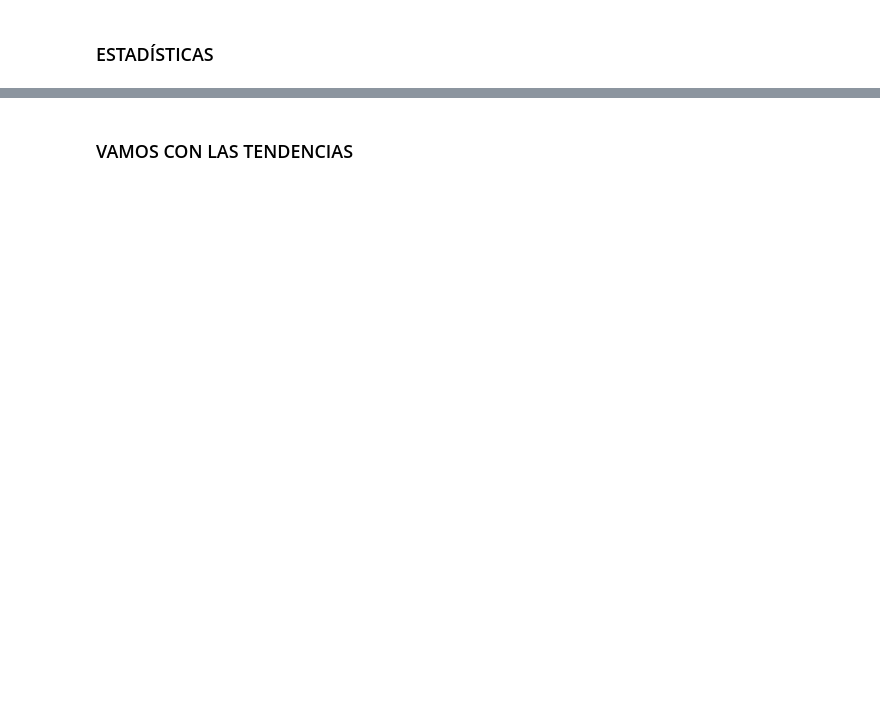
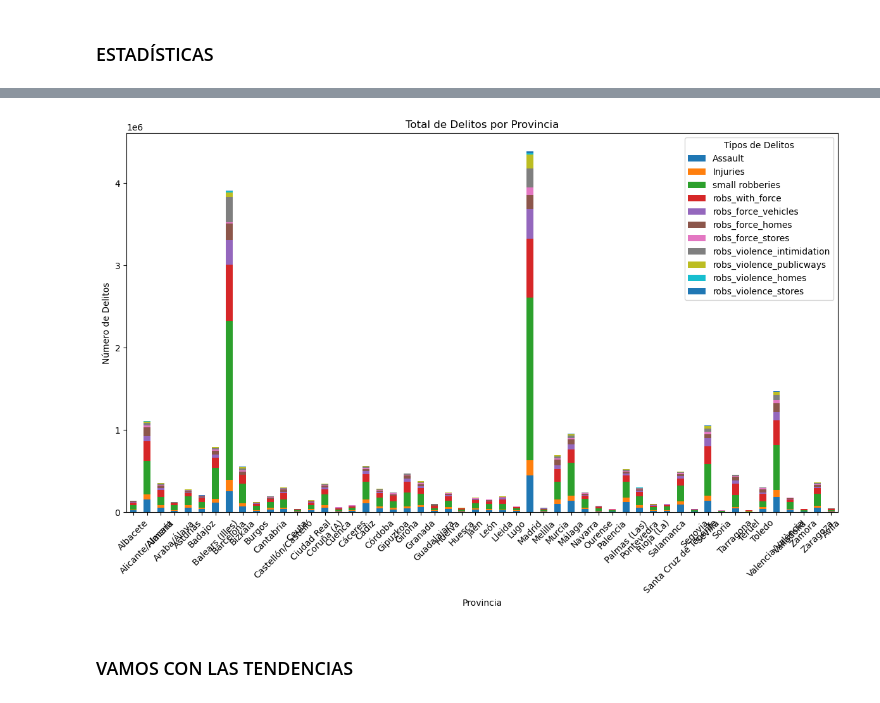
Before and after one commit to LuisHRF/Home-Insurance-Study-Project, a Jupyter notebook: main.ipynb, the cells around one changed output, grey strips where cells are left out. Saved outputs shown, nothing was run; the diff lists cells and outputs as text; code cells hidden in the pictures; blank space fills up the shorter version.

```diff
--- a/main.ipynb
+++ b/main.ipynb
@@ -83,3 +265,15 @@ print(df_suma_delitos)
+# %%
+df_total_crimes.plot(x='Province', kind='bar', stacked=True, figsize=(12, 8))
+
+plt.title('Total de Delitos por Provincia')
+plt.xlabel('Provincia')
+plt.ylabel('Número de Delitos')
+plt.legend(title='Tipos de Delitos')
+plt.xticks(rotation=45)
+plt.tight_layout()
+plt.show()
+# %% [output]
+[figure, added]
 # %%
 # df_suma_delitos.to_excel('suma_delitos_por_provincia.xlsx', index=False)
 # %%
```
Also changed, not shown: parts of 22 cells of this notebook, 2 other files.
